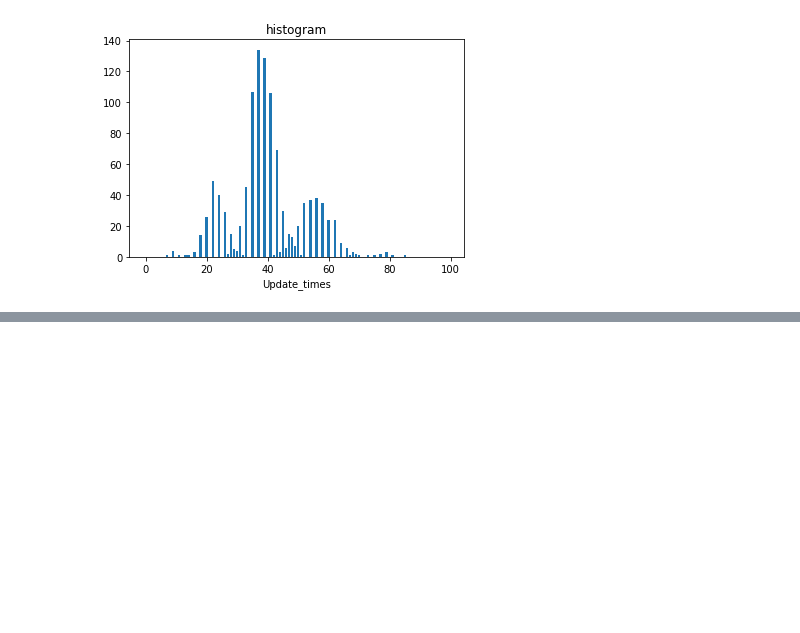
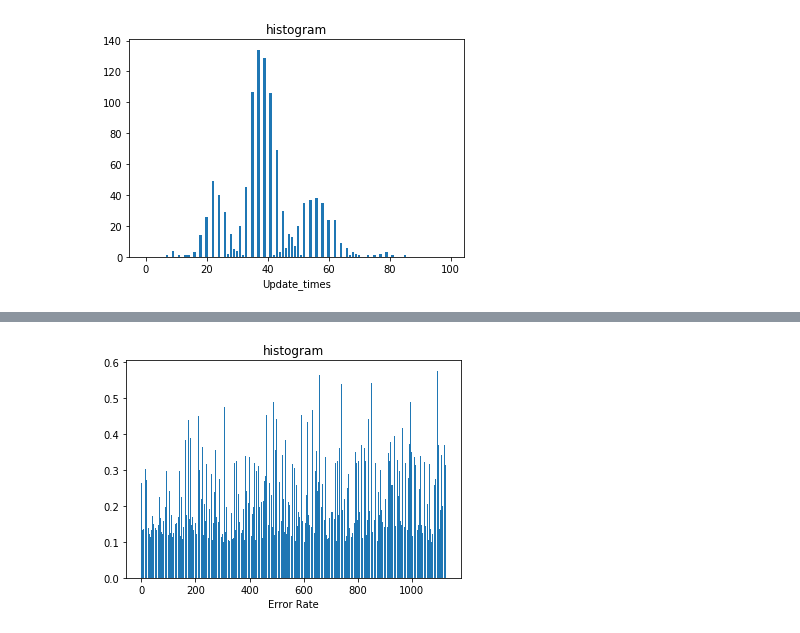
Before and after one commit to e94046165/2019NTUcourse, a Jupyter notebook: ML/PLA.ipynb, the cells around one changed output, grey strips where cells are left out. Drawn from its saved outputs; the diff is of its cells as text; code cells hidden in the pictures; blank space fills up the shorter version.

```diff
--- a/ML/PLA.ipynb
+++ b/ML/PLA.ipynb
@@ -75,0 +106,36 @@ plt.show()
+# %%
+file1 = open("hw1_7_train","r")
+line = "start"
+x = []
+
+while 1:
+    line = file1.readline()
+    if not line:
+        break
+    line = line.replace('\t',' ')
+    line = line.replace('\n','')
+    line = line.split(" ")
+    x.append([1]+[float(j) for j in line ])# 1 for x0
+file1.close()
+# %%
+x_test = []
+file1 = open("hw1_7_train","r")
+line = "start"
+while 1:
+    line = file1.readline()
+    if not line:
+        break
+    line = line.replace('\t',' ')
+    line = line.replace('\n','')
+    line = line.split(" ")
+    x_test.append([1]+[float(j) for j in line ])# 1 for x0
+file1.close()
+histogram = []
+for k in range(1126):
+    w = pocket_pla(x, 100)
+    err_w = 0
+    for i in range(len(x_test)):
+        if np.sign(np.dot(w, x_test[i][:len(w)])) != x_test[i][-1]:
+            err_w += 1
+    histogram.append(err_w/len(x_test))
+    print(k)
@@ -75,0 +160,8 @@ plt.show()
+# %%
+plt.bar(range(len(histogram)) , histogram)
+plt.xlabel('Error Rate')
+plt.ylabel('')
+plt.title('histogram')
+plt.show()
+# %% [output]
+[figure, added]
```
Also changed, not shown: parts of 3 cells of this notebook, 2 other files.
